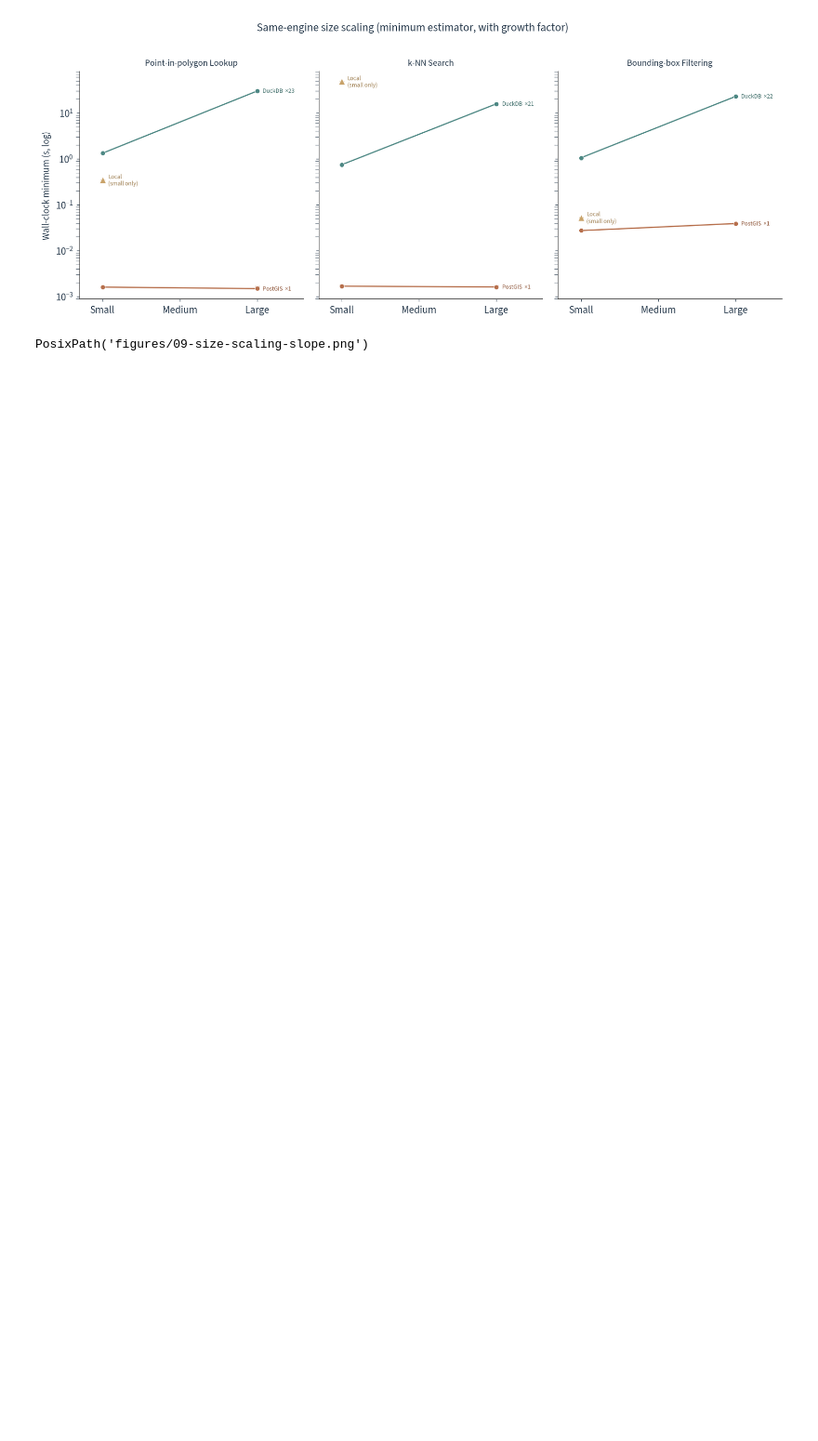
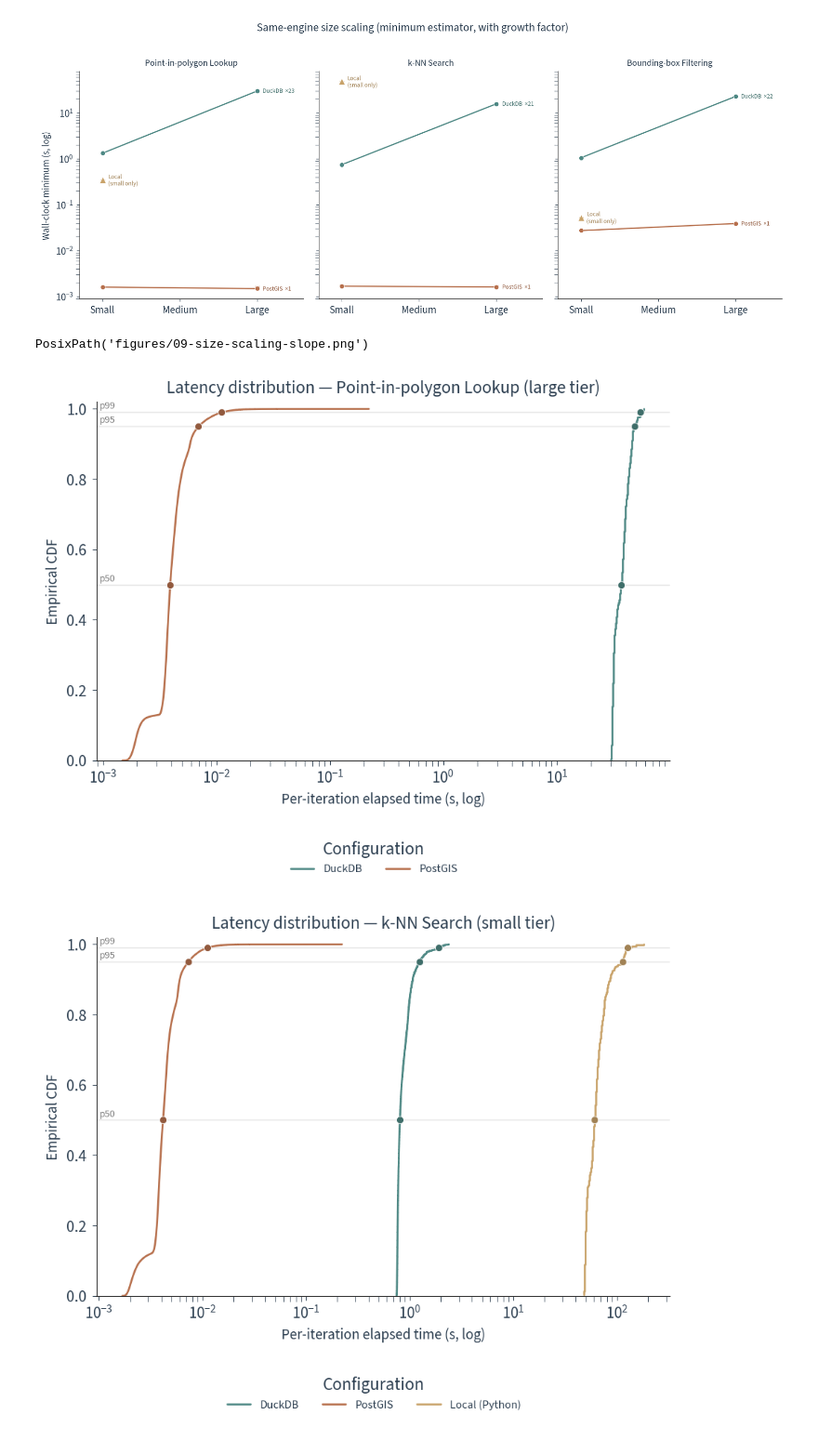
Before and after one commit to kartAI/doppa-analytics, a Jupyter notebook: notebooks/02-rq1-single-node.ipynb, the cells around one changed output. Shown at 93% size. Saved outputs shown, nothing was run; the diff lists cells and outputs as text; code cells hidden in the pictures; blank space fills up the shorter version.

```diff
--- a/notebooks/02-rq1-single-node.ipynb
+++ b/notebooks/02-rq1-single-node.ipynb
@@ -60,3 +60,20 @@ tf.fig_size_scaling_slope(successful, RQ1_W, RQ1_C, style, FIG / "09-size-scalin
 [figure]
 [figure]
 PosixPath('figures/09-size-scaling-slope.png')
+# %%
+# --- Latency-ECDF family (appendix): one figure per query type x tier. These are
+# the per-cell siblings of the headline point-in-polygon/small ECDF (the canonical
+# 06-single-machine-latency-ecdf.png that stays in the results body). They carry the
+# 09- prefix because they live in the appendix (supplementary-results), matching the
+# convention that 09- = appendix figure regardless of which RQ produced it.
+# Small tier is the 3-way cell (duckdb/postgis/local); at large the local Shapefile
+# path has no data, so fig_rq1_latency_ecdf draws the two engines present.
+for w in RQ1_W:
+    for tier in TIERS:
+        if w == "point-in-polygon-lookup" and tier == "small":
+            continue  # canonical headline figure already emitted above (results body)
+        tf.fig_rq1_latency_ecdf(successful, w, tier, RQ1_C, style,
+                                FIG / f"09-single-machine-latency-ecdf-{w}-{tier}.png")
+# %% [output]
+[figure, added]
+[figure, added]
```
Also changed, not shown: parts of 1 cell of this notebook, 55 other files.
